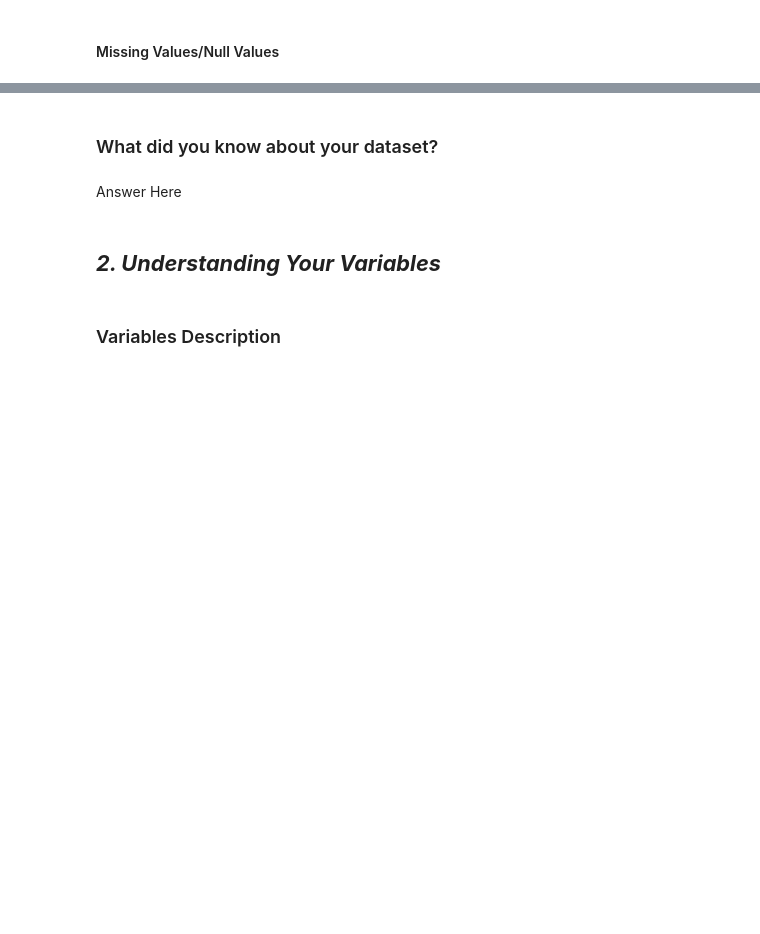
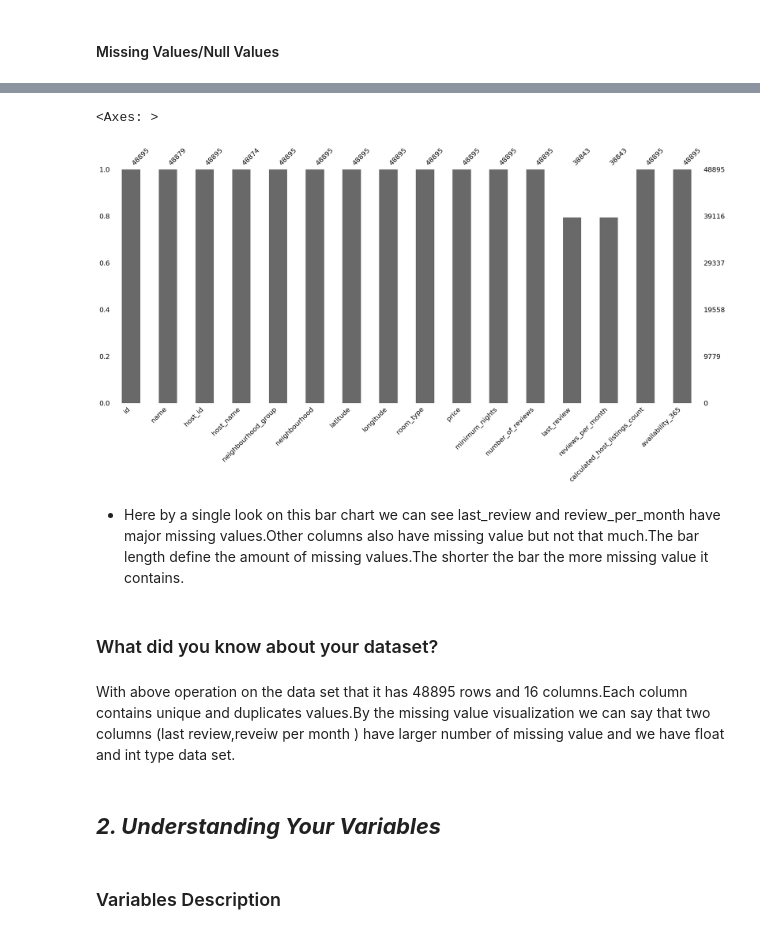
Before and after one commit to samee-faq/airbnb_eda_project, a Jupyter notebook: Sameera's_Airbnb_Bookings_Analysis_Capstone_Project_EDA.ipynb, the cells around one changed output, grey strips where cells are left out. Drawn from its saved outputs; the diff is of its cells as text; code cells hidden in the pictures; blank space fills up the shorter version.

Commit message:
written project summary , load data , import different libraries, and to know about the data set we do some operations like missing value visualizations, unique value count, row and column count etc.

```diff
--- a/Sameera's_Airbnb_Bookings_Analysis_Capstone_Project_EDA.ipynb
+++ b/Sameera's_Airbnb_Bookings_Analysis_Capstone_Project_EDA.ipynb
@@ -95,2 +118,5 @@ M - Multivariate Analysis
+# %%
+#loading data of Airbnb NYC 2019.
+Airbnb_df = pd.read_csv('/content/drive/MyDrive/data /Copy of Airbnb NYC 2019.csv')
 # %% [markdown]
 ### Dataset First View
@@ -115,9 +231,17 @@ M - Multivariate Analysis
 # %%
 # Visualizing the missing values
+# Values as bar chart
+msno.bar(Airbnb_df)
+# %% [output]
+<Axes: >
+[figure, added]
+# %% [markdown]
+
+*   Here by a single look on this bar chart we can see last_review and review_per_month have major missing values.Other columns also have missing value but not that much.The bar length define the amount of missing values.The shorter the bar the more missing value it contains.
 # %% [markdown]
 ### What did you know about your dataset?
-# %% [markdown]
-Answer Here
+# %% [markdown]
+With above operation on the data set that it has 48895 rows and 16 columns.Each column contains unique and duplicates values.By the missing value visualization we can say that two columns (last review,reveiw per month ) have larger number of missing value and we have float and int type data set.
 # %% [markdown]
 ## ***2. Understanding Your Variables***
 # %%
```
Also changed, not shown: parts of 18 cells of this notebook.
